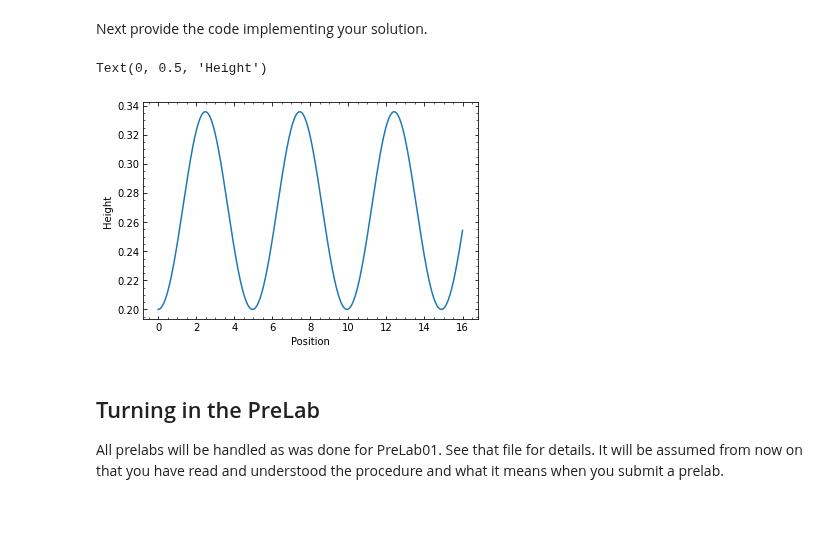
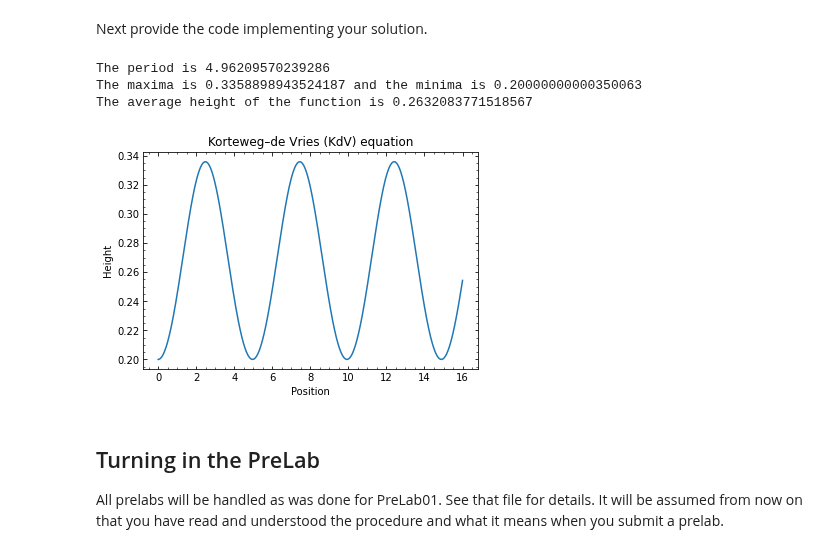
Before and after one commit to Rjames13/p250-spring-2022, a Jupyter notebook: prelabs/PreLab06.ipynb, the cells around one changed output. Cells and saved outputs as stored; diff of their text form; code cells hidden in the pictures; blank space fills up the shorter version.

```diff
--- a/prelabs/PreLab06.ipynb
+++ b/prelabs/PreLab06.ipynb
@@ -197,33 +204,49 @@ Next provide the code implementing your solution.
 # %%
 def  KdV(x,y):
     """
     x is the independent varible of the Korteweg–de Vries (KdV) equation \
     y is an array of outputs based on the Korteweg–de Vries (KdV) system shown above in the following order
     y[0] is h
     y[1] is v
     y[2] is u
 
     returns an array of the change of h, v, and u for the step.
     """
     dydt=np.zeros_like(y)
     dydt[0]=y[1]
     dydt[1]=y[2]
     dydt[2]=-6*y[0]*y[1]
     return dydt
 
 y0 = np.array([0.2, 0,0.1])
 
 sol = integ.solve_ivp( KdV, (0, 16), y0,
                         atol=1e-12, rtol=1e-12)
 aspline= interp.InterpolatedUnivariateSpline(sol.t,sol.y[0])
 fig= plt.figure()
 ax = fig.add_subplot(111)
 ax.plot(sol.t,aspline(sol.t))
 ax.set_xlabel("Position")
 ax.set_ylabel("Height")
+ax.set_title("Korteweg–de Vries (KdV) equation")
+
+derivative = aspline.derivative()
+
+## x max brackets [2,3], [7,8],[12,13]
+# x min brackets, not including 0ish min, [4,6], [9,10.5],[14.5,15.5]
+
+posmax=np.array([opt.brentq(derivative,2,3,xtol=1e-15),opt.brentq(derivative,7,8,xtol=1e-15),opt.brentq(derivative,12,13,xtol=1e-15)])
+posmin=np.array([opt.brentq(derivative,4,6,xtol=1e-15),opt.brentq(derivative,9,10.5,xtol=1e-15),opt.brentq(derivative,14.5,15.5,xtol=1e-15)])
+print(f'The period is {((posmax[1]-posmax[0])+(posmax[2]-posmax[1]))/2}')
+print(f'The maxima is {np.max(aspline(posmax))} and the minima is {np.min(aspline(posmin))}')
+antider= aspline.antiderivative()
+
+print(f'The average height of the function is {(antider(sol.t[-1])-antider(sol.t[0]))/(sol.t[-1]-sol.t[0])}')
 # %% [output]
-Text(0, 0.5, 'Height')
+The period is 4.96209570239286
+The maxima is 0.3358898943524187 and the minima is 0.20000000000350063
+The average height of the function is 0.2632083771518567
-[figure, old version]
+[figure, new version]
 # %% [markdown]
 ## Turning in the PreLab
 
```
Also changed, not shown: parts of 2 cells of this notebook.
